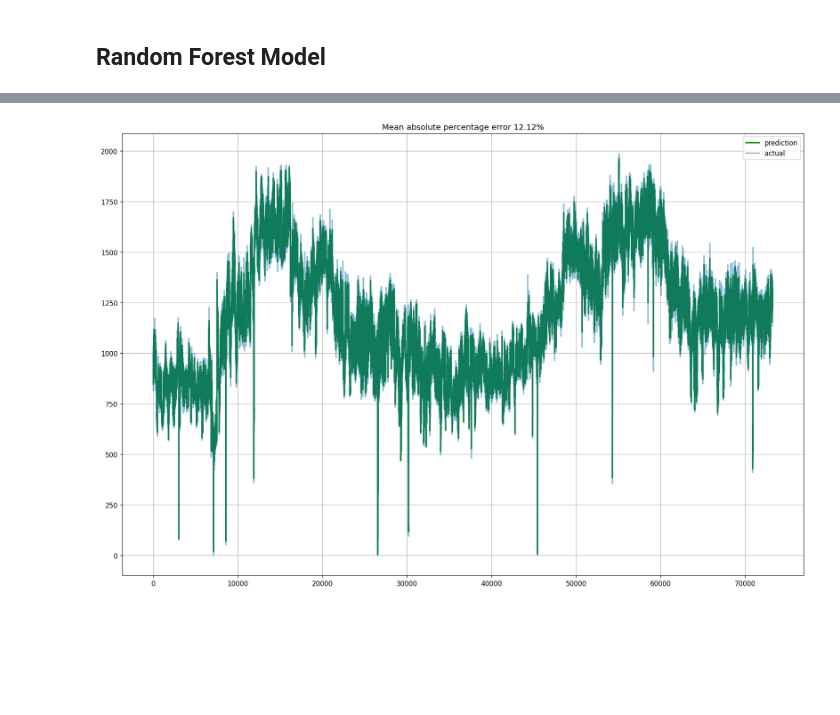
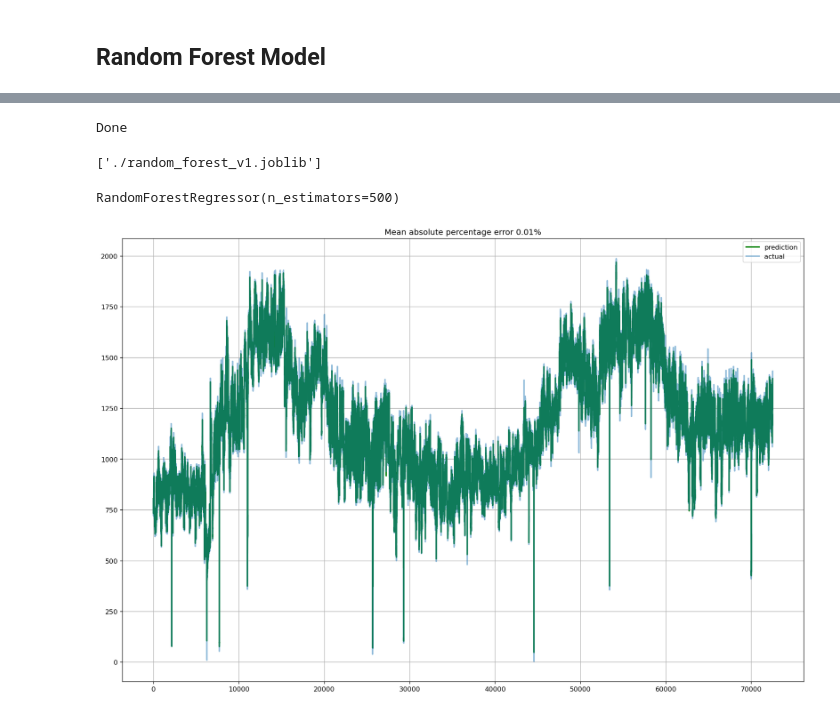
Before and after one commit to vsistla/w210-capstone-energyloadpredictor, a Jupyter notebook: model/PowerLoadPrediction-West Random Forest Model.ipynb, the cells around one changed output, grey strips where cells are left out. Drawn from its saved outputs; the diff is of its cells as text; code cells hidden in the pictures; blank space fills up the shorter version.

Commit message:
Completed all 15m models'

```diff
--- a/model/PowerLoadPrediction-West Random Forest Model.ipynb
+++ b/model/PowerLoadPrediction-West Random Forest Model.ipynb
@@ -211,7 +265,8 @@ random_forest_data_mod.head(10)
 # %%
-for i in range(2, 97):
-    random_forest_data_mod["demand_lag_{}".format(i)] = random_forest_data_mod['Peak Demand'].shift(i)
-    random_forest_data_mod["temp_lag_{}".format(i)] = random_forest_data_mod['Avg. Temperature'].shift(i)
+for i in range(1, 960):
+    random_forest_data_mod["demand_lag_{}".format(i)] = random_forest_data_mod['demand'].shift(i)
+    random_forest_data_mod["temp_lag_{}".format(i)] = random_forest_data_mod['temp'].shift(i)
+    random_forest_data_mod["humidity_lag_{}".format(i)] = random_forest_data_mod['humidity'].shift(i)
 # %%
 random_forest_data_mod.head(10)
 # %% [output]
@@ -257,8 +310,8 @@ def timeseries_train_test_split(X, y, test_size):
 
     return X_train, X_test, y_train, y_test
 # %%
-y = random_forest_data_mod.dropna()['Peak Demand']
-X = random_forest_data_mod.dropna().drop(['Peak Demand'], axis=1)
+y = random_forest_data_mod.dropna()['demand']
+X = random_forest_data_mod.dropna().drop(['demand', 'temp', 'humidity'], axis=1)
 # %%
 X_train, X_test, y_train, y_test = timeseries_train_test_split(X, y, test_size=0.3)
 # %%
@@ -272,49 +326,51 @@ Starting Model Training
+# %%
+print('Done')
+# %% [output]
+Done
+# %%
+import joblib
+joblib.dump(random_forest_model, "./random_forest_v1.joblib")
+# %% [output]
+['./random_forest_v1.joblib']
+# %%
+import joblib
+random_forest_model= joblib.load('./random_forest_v1.joblib')
+random_forest_model
+# %% [output]
+RandomForestRegressor(n_estimators=500)
 # %%
 from sklearn.metrics import r2_score, median_absolute_error, mean_absolute_error
 from sklearn.metrics import median_absolute_error, mean_squared_error, mean_squared_log_error
 from sklearn.metrics import mean_squared_error
-
-
-
-def mean_absolute_percentage_error(y_true, y_pred):
-    return np.mean(np.abs((y_true - y_pred) / y_true)) * 100
-
-def mean_absolute_error(y_true, y_pred):
-    return np.mean(np.abs((y_true - y_pred)))
-
-def mse_error(y_true, y_pred):
-    return mean_squared_error(y_true, y_pred, squared=True)
-
-def rmse_error(y_true, y_pred):
-    return mean_squared_error(y_true, y_pred, squared=False)
+from sklearn.metrics import mean_absolute_percentage_error
 # %%
 def plotModelTrainingResults(model, X_train=X_train, X_test=X_test):
 
     prediction = model.predict(X_train)
 
     plt.figure(figsize=(15, 10))
     plt.plot(prediction, "g", label="prediction", linewidth=2.0)
     plt.plot(y_train.values, label="actual", linewidth=2.0, alpha=0.5)
 
-    mape_error_var = mean_absolute_percentage_error(prediction, y_train)
-    mae_error_var = mean_absolute_error(prediction, y_train)
-    mse_error_var = mse_error(prediction, y_train)
-    rmse_error_var = rmse_error(prediction, y_train)
+    mape_error_var = mean_absolute_percentage_error(y_train, prediction)
+    mae_error_var = mean_absolute_error(y_train, prediction)
+    mse_error_var = mean_squared_error(y_train, prediction, squared=True)
+    rmse_error_var = mean_squared_error(y_train, prediction, squared=False)
 
-    plt.title("Mean absolute percentage error {0:.2f}%".format(mae_error_var))
+    plt.title("Mean absolute percentage error {0:.2f}%".format(mape_error_var))
     plt.legend(loc="best")
     plt.tight_layout()
     plt.grid(True);
 
     results = pd.DataFrame({'Actual':y_train,
                             'Prediction':prediction
                            })
 
     return results, mape_error_var, mae_error_var, mse_error_var, rmse_error_var
 
 train_results, train_mape_error_var, train_mae_error_var, train_mse_error_var, train_rmse_error_var = plotModelTrainingResults(random_forest_model)
 # %% [output]
-[figure, old version]
+[figure, new version]
 # %%
 train_results.tail(10)
 # %% [output]
```
Also changed, not shown: parts of 40 cells of this notebook, 4 other files.
